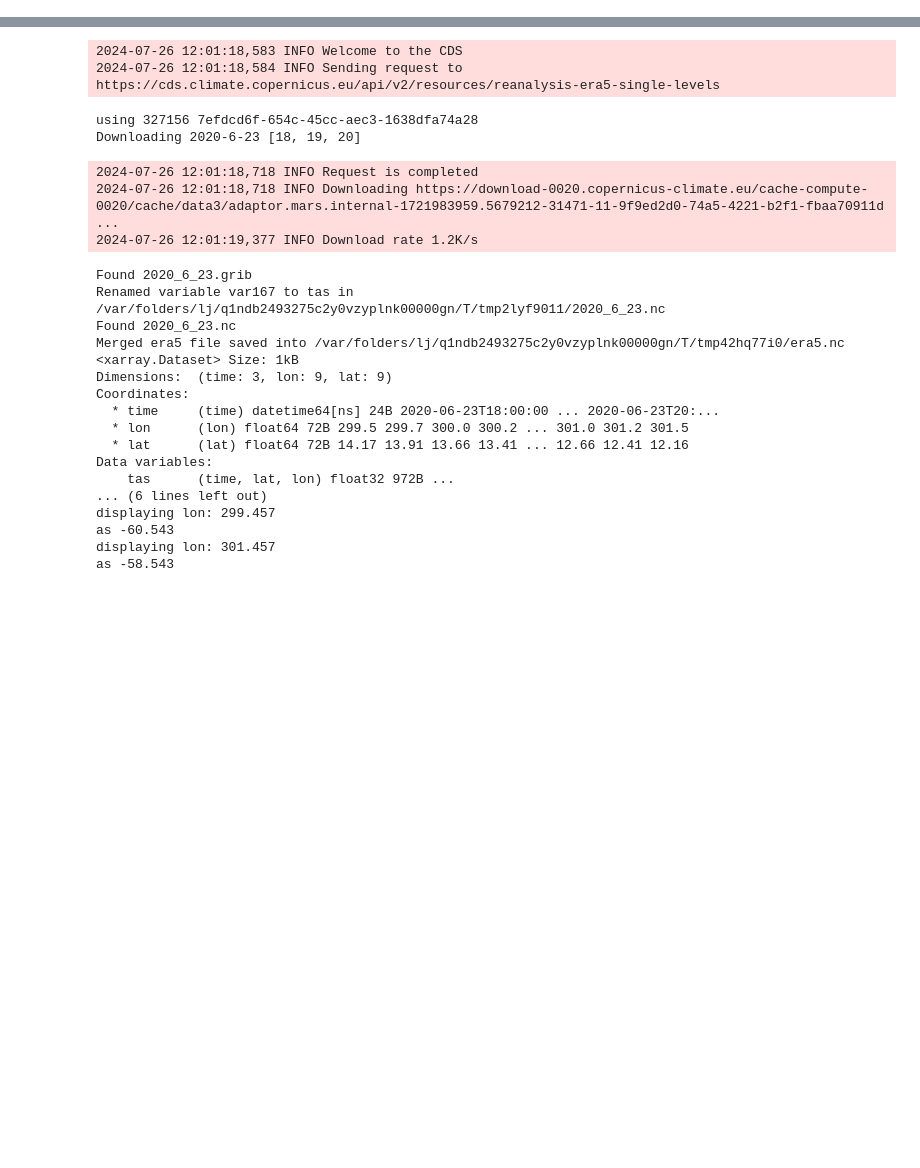
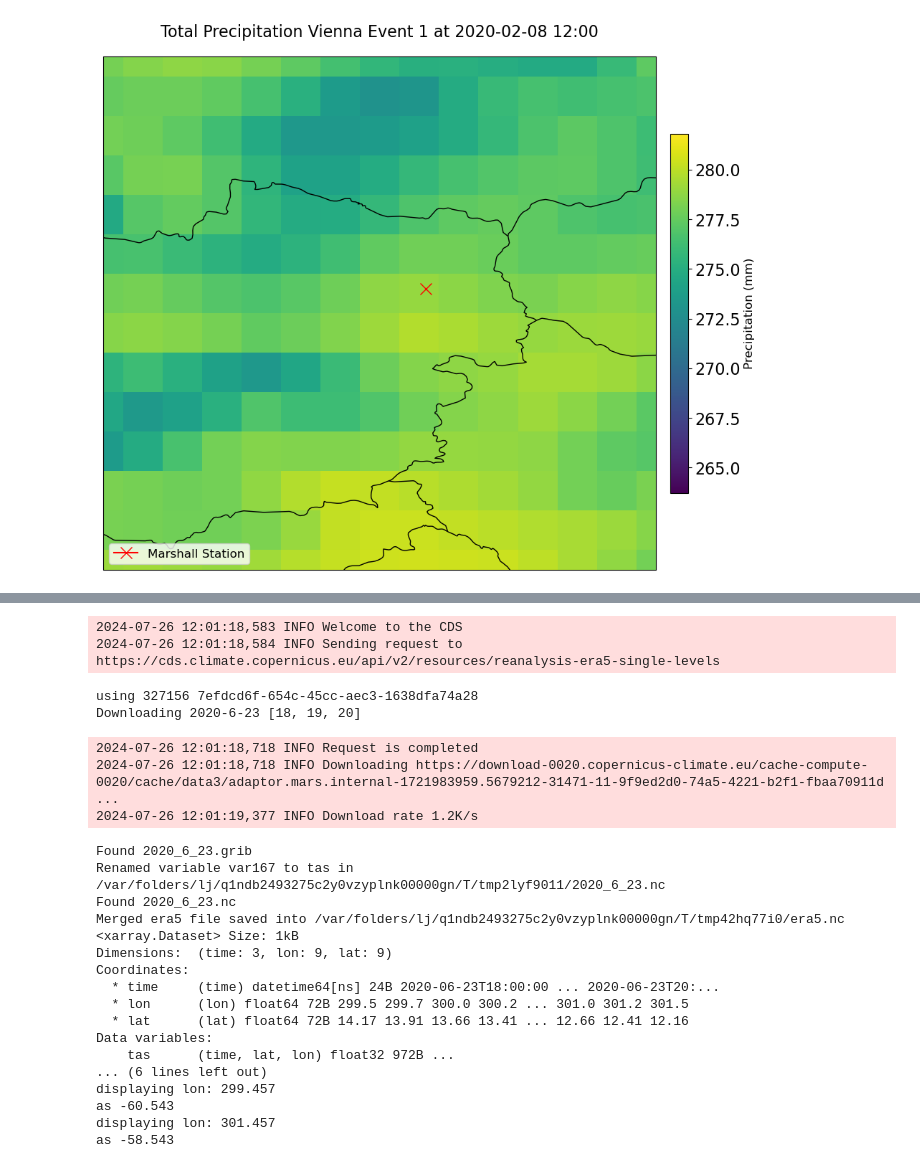
Before and after one commit to Ferdinand1123/digital-twin-for-weather-station, a Jupyter notebook: playground.ipynb, the cells around one changed output, grey strips where cells are left out. Drawn from its saved outputs; the diff is of its cells as text; code cells hidden in the pictures; blank space fills up the shorter version.

```diff
--- a/playground.ipynb
+++ b/playground.ipynb
@@ -21,3 +21,5 @@ from era5.era5_download_hook import Era5DownloadHook
 import matplotlib
 %matplotlib inline
 import matplotlib.pyplot as plt
+# %%
+ds = xr.open_dataset('/Users/ferdinand/Desktop/MasterThesis/digital-twin-for-weather-station/era5_data/final_concatenated.nc')
@@ -23,0 +43,84 @@ import matplotlib.pyplot as plt
+# %%
+import cartopy.crs as ccrs
+import cartopy.feature as cfeature
+# Define the variable and coordinate names
+var = 'var167'
+lat = ds.lat.values
+lon = ds.lon.values
+
+# Coordinates of the specific point (Vienna Station)
+point_lon = 16.3609
+point_lat = 48.2303
+
+# Select the time range
+selected_data = ds.sel(time=slice("2020-02-08 12:00", "2020-02-08 20:00"))
+
+# Create a meshgrid for pcolormesh
+Lon, Lat = np.meshgrid(lon, lat)
+
+# Define plot parameters
+cmap = 'viridis'
+vmin = selected_data[var].min().item()
+vmax = selected_data[var].max().item()
+title_base = 'Total Precipitation Vienna Event 1'
+
+for t in selected_data.time:
+    # Create a new figure with Cartopy's PlateCarree projection
+    fig, ax = plt.subplots(
+        figsize=(10, 8),
+        subplot_kw={'projection': ccrs.PlateCarree()}
+    )
+
+    # Extract data for the current time step
+    data = selected_data[var].sel(time=t).values
+
+    # Handle missing or invalid data
+    data = np.ma.masked_invalid(data)
+
+    # Plot the data using pcolormesh
+    pcm = ax.pcolormesh(
+        Lon, Lat, data,
+        cmap=cmap,
+        vmin=vmin,
+        vmax=vmax,
+        transform=ccrs.PlateCarree()
+    )
+        # Set the map extent based on data
+
+
+    # Add coastlines and borders
+    ax.coastlines()
+    ax.add_feature(cfeature.BORDERS)
+
+    # Plot the specific point (Vienna Station)
+    ax.plot(
+        point_lon, point_lat,
+        marker='x', color='red', markersize=12,
+        transform=ccrs.PlateCarree(),
+        label='Marshall Station'
+    )
+
+    extent = [lon.min(), lon.max(), lat.min(), lat.max()]
+    ax.set_extent(extent, crs=ccrs.PlateCarree())
+
+    # Add a colorbar
+    cbar = plt.colorbar(pcm, ax=ax, orientation='vertical', pad=0.02, shrink=0.7)
+    cbar.set_label('Precipitation (mm)', fontsize=12)
+
+    # Set title with time information
+    time_str = pd.to_datetime(t.values).strftime('%Y-%m-%d %H:%M')
+    plt.title(f'{title_base} at {time_str}', fontsize=16, pad=20)
+
+    # Add legend for the Vienna Station marker
+    ax.legend(loc='lower left', fontsize=12)
+
+    # Adjust layout for better spacing
+    plt.tight_layout()
+
+    # Show the plot
+    plt.show()
+
+    # Close the figure to free memory
+    plt.close(fig)
+# %% [output]
+[figure, added]
```
Also changed, not shown: parts of 2 cells of this notebook, 9 other files.
